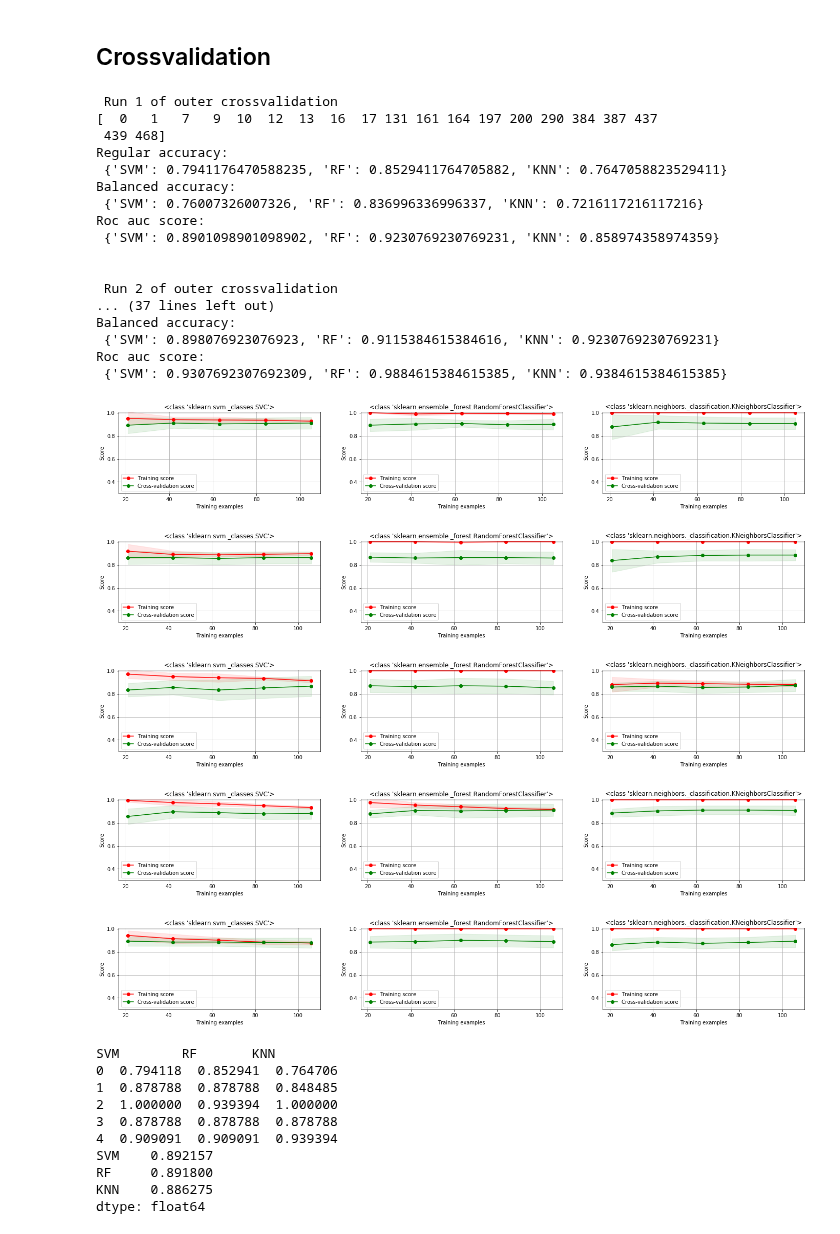
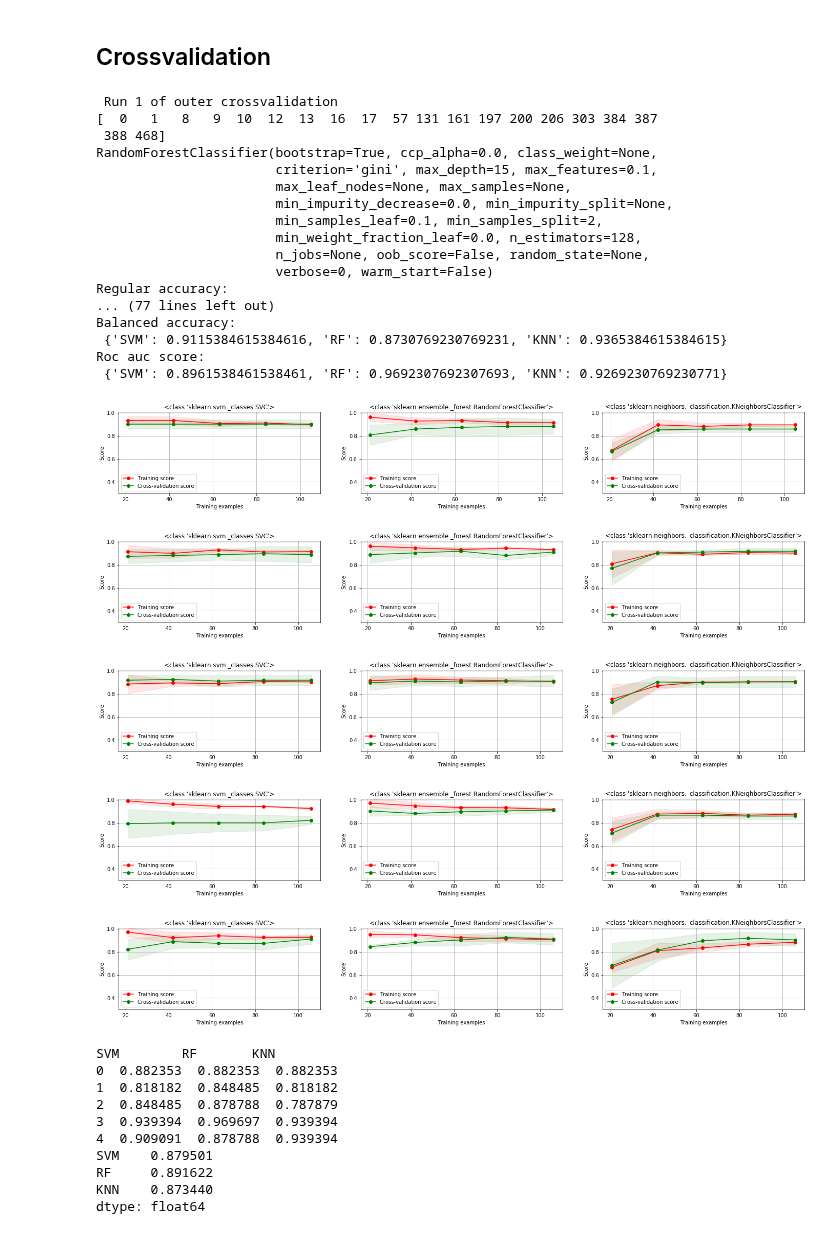
Before and after one commit to mfvanhaaften/TM10007_PROJECT, a Jupyter notebook: assignment.ipynb, the cells around one changed output. Cells and saved outputs as stored; diff of their text form; code cells hidden in the pictures.

```diff
--- a/assignment.ipynb
+++ b/assignment.ipynb
@@ -281,9 +281,10 @@ def rf_randomized_search(X_train, y_train):
 
     parameters = {
         'n_estimators': [32, 64, 128, 150],
-        'max_features': ['sqrt', 0.25, 0.5, 0.75, 1.0],
+        'max_features': ['sqrt', 'log2', 0.10, 0.25, 0.50],
         'min_samples_split': [2, 4, 6],
-        'max_depth': [1,6,15,28,32]
+        'max_depth': [1,6,15,28],
+        'min_samples_leaf': [0.05, 0.1, 0.2]
     }
 
     grid = RandomizedSearchCV(RandomForestClassifier(), parameters, refit=True, verbose=0, n_iter = 20)
@@ -302,7 +303,7 @@ def knn_randomized_search(X_train, y_train):
     Input: training data and labels
     Output: K-Nearest Neighbors Classifier with optimal hyperparameters'''
 
-    parameters = {  'n_neighbors': list(range(8,31)),
+    parameters = {  'n_neighbors': list(range(15,20)),
                     'weights': ["uniform", "distance"]
                     }
 
@@ -445,7 +446,7 @@ def plot_learning_curve(estimator, title, X, y, axes, ylim=None, cv=None,
 ## Crossvalidation
 # %%
 
-skf = StratifiedKFold(n_splits=5, random_state=None, shuffle=False)
+skf = StratifiedKFold(n_splits=5, random_state=None, shuffle=True)
 
 ACCURACIES_OUTER = list()
 BALANCED_ACCURACIES_OUTER = list()
@@ -492,6 +493,7 @@ for train_index, test_index in skf.split(DATA_FEAT_SEL, LABELS_SEL):
     svm_classifier = svm_randomized_search(X_train_sel, y_train)
 
     rf_classifier = rf_randomized_search(X_train_sel, y_train)
+    print(rf_classifier)
 
     knn_classifier = knn_randomized_search(X_train_sel, y_train)
 
@@ -510,64 +512,64 @@ for train_index, test_index in skf.split(DATA_FEAT_SEL, LABELS_SEL):
 
     for clf, name in zip(clfs, clfs_names):
         acc_dict[name], bal_acc_dict[name], roc_auc_score_dict[name] = get_accuracy_classifier(clf, X_train_sel, y_train, X_test_sel, y_test)
 
     accuracy_total.append(acc_dict)
     bal_acc_total.append(bal_acc_dict)
     roc_auc_score_total.append(roc_auc_score_dict)
 
     PERFORMANCE = PERFORMANCE.append(acc_dict, ignore_index=True)
     print(f'Regular accuracy: \n {acc_dict}')
     print(f'Balanced accuracy: \n {bal_acc_dict}')
     print(f'Roc auc score: \n {roc_auc_score_dict}')
     ACCURACIES_OUTER.append(accuracy_total)
     BALANCED_ACCURACIES_OUTER.append(bal_acc_total)
     ROC_AUC_OUTER.append(roc_auc_score_total)
 
     #-------------------- LEARNING CURVES --------------------------------------------------
-    cv = StratifiedShuffleSplit(n_splits=10, test_size=0.2, random_state=0)
+    cv = StratifiedShuffleSplit(n_splits=5, test_size=0.2, random_state=None)
     num = 0
     fig = plt.figure(figsize=(24,8*len(clfs)))
 
     for clf in clfs:
         title = str(type(clf))
         ax = fig.add_subplot(7, 3, num+1)
         plot_learning_curve(clf, title, X_train_sel, y_train, ax, ylim=(0.3, 1.01), cv=cv, train_sizes=np.linspace(0.2,                             1,5))
         num += 1
 # %% [output]
  Run 1 of outer crossvalidation
-[  0   1   7   9  10  12  13  16  17 131 161 164 197 200 290 384 387 437
- 439 468]
+[  0   1   8   9  10  12  13  16  17  57 131 161 197 200 206 303 384 387
+ 388 468]
+RandomForestClassifier(bootstrap=True, ccp_alpha=0.0, class_weight=None,
+                       criterion='gini', max_depth=15, max_features=0.1,
+                       max_leaf_nodes=None, max_samples=None,
+                       min_impurity_decrease=0.0, min_impurity_split=None,
+                       min_samples_leaf=0.1, min_samples_split=2,
+                       min_weight_fraction_leaf=0.0, n_estimators=128,
+                       n_jobs=None, oob_score=False, random_state=None,
+                       verbose=0, warm_start=False)
 Regular accuracy:
- {'SVM': 0.7941176470588235, 'RF': 0.8529411764705882, 'KNN': 0.7647058823529411}
+... (77 lines left out)
 Balanced accuracy:
- {'SVM': 0.76007326007326, 'RF': 0.836996336996337, 'KNN': 0.7216117216117216}
+ {'SVM': 0.9115384615384616, 'RF': 0.8730769230769231, 'KNN': 0.9365384615384615}
 Roc auc score:
- {'SVM': 0.8901098901098902, 'RF': 0.9230769230769231, 'KNN': 0.858974358974359}
-
-
- Run 2 of outer crossvalidation
-... (37 lines left out)
-Balanced accuracy:
- {'SVM': 0.898076923076923, 'RF': 0.9115384615384616, 'KNN': 0.9230769230769231}
-Roc auc score:
- {'SVM': 0.9307692307692309, 'RF': 0.9884615384615385, 'KNN': 0.9384615384615385}
+ {'SVM': 0.8961538461538461, 'RF': 0.9692307692307693, 'KNN': 0.9269230769230771}
-[figure, old version]
+[figure, new version]
-[figure, old version]
+[figure, new version]
-[figure, old version]
+[figure, new version]
-[figure, old version]
+[figure, new version]
-[figure, old version]
+[figure, new version]
 # %%
 print(PERFORMANCE)
 MEAN_ACC = PERFORMANCE.mean()
 print(MEAN_ACC)
 # %% [output]
 SVM        RF       KNN
-0  0.794118  0.852941  0.764706
-1  0.878788  0.878788  0.848485
-2  1.000000  0.939394  1.000000
-3  0.878788  0.878788  0.878788
-4  0.909091  0.909091  0.939394
-SVM    0.892157
-RF     0.891800
-KNN    0.886275
+0  0.882353  0.882353  0.882353
+1  0.818182  0.848485  0.818182
+2  0.848485  0.878788  0.787879
+3  0.939394  0.969697  0.939394
+4  0.909091  0.878788  0.939394
+SVM    0.879501
+RF     0.891622
+KNN    0.873440
 dtype: float64
```
